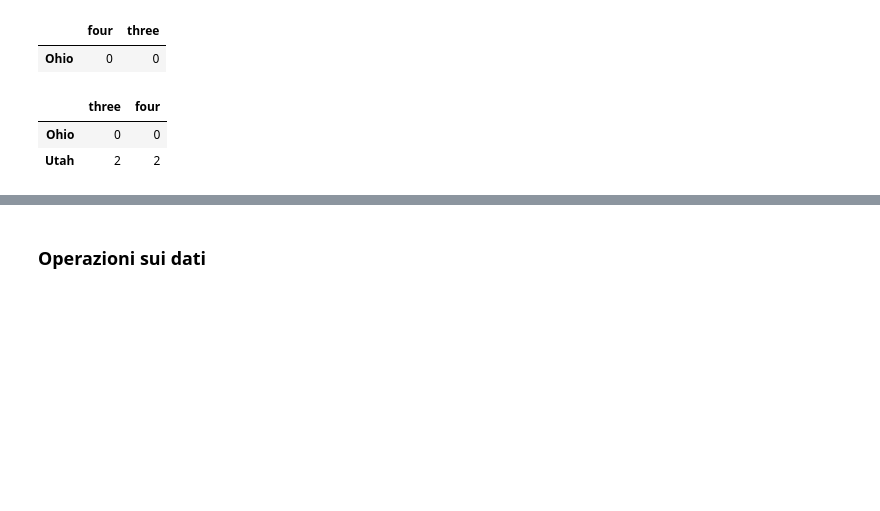
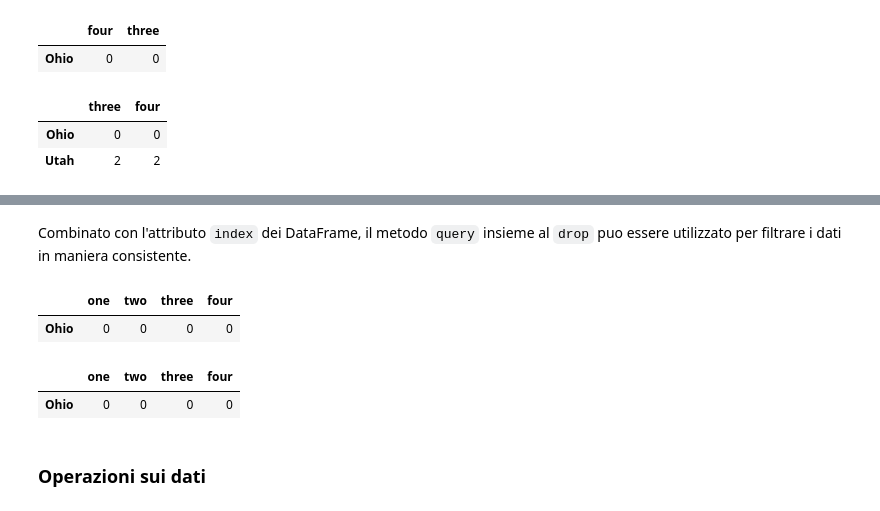
Before and after one commit to vivri161803/PythonForDataAnanlysis, a Jupyter notebook: 02_PandasIntroduction.ipynb, the cells around one changed output, grey strips where cells are left out. Drawn from its saved outputs; the diff is of its cells as text; code cells hidden in the pictures; blank space fills up the shorter version.

```diff
--- a/02_PandasIntroduction.ipynb
+++ b/02_PandasIntroduction.ipynb
@@ -832,3 +864,20 @@ data.iloc[:, :3][data.three > 5]
+# %% [markdown]
+Combinato con l'attributo `index` dei DataFrame, il metodo `query` insieme al `drop` puo essere utilizzato per filtrare i dati in maniera consistente.
+# %%
+val_to_drop = data.query('1 < one <= 2').index
+data_drop = data.drop(val_to_drop)
+data_drop
+# %% [output]
+|  | one | two | three | four |
+| Ohio | 0 | 0 | 0 | 0 |
+# %%
+# codice equivalente
+val_to_drop_2 = data[data['one'] == 2].index
+data_drop_2 = data.drop(val_to_drop_2)
+data_drop_2
+# %% [output]
+|  | one | two | three | four |
+| Ohio | 0 | 0 | 0 | 0 |
 # %% [markdown]
 ### Operazioni sui dati
 # %% [markdown]
```
Also changed, not shown: parts of 23 cells of this notebook.
